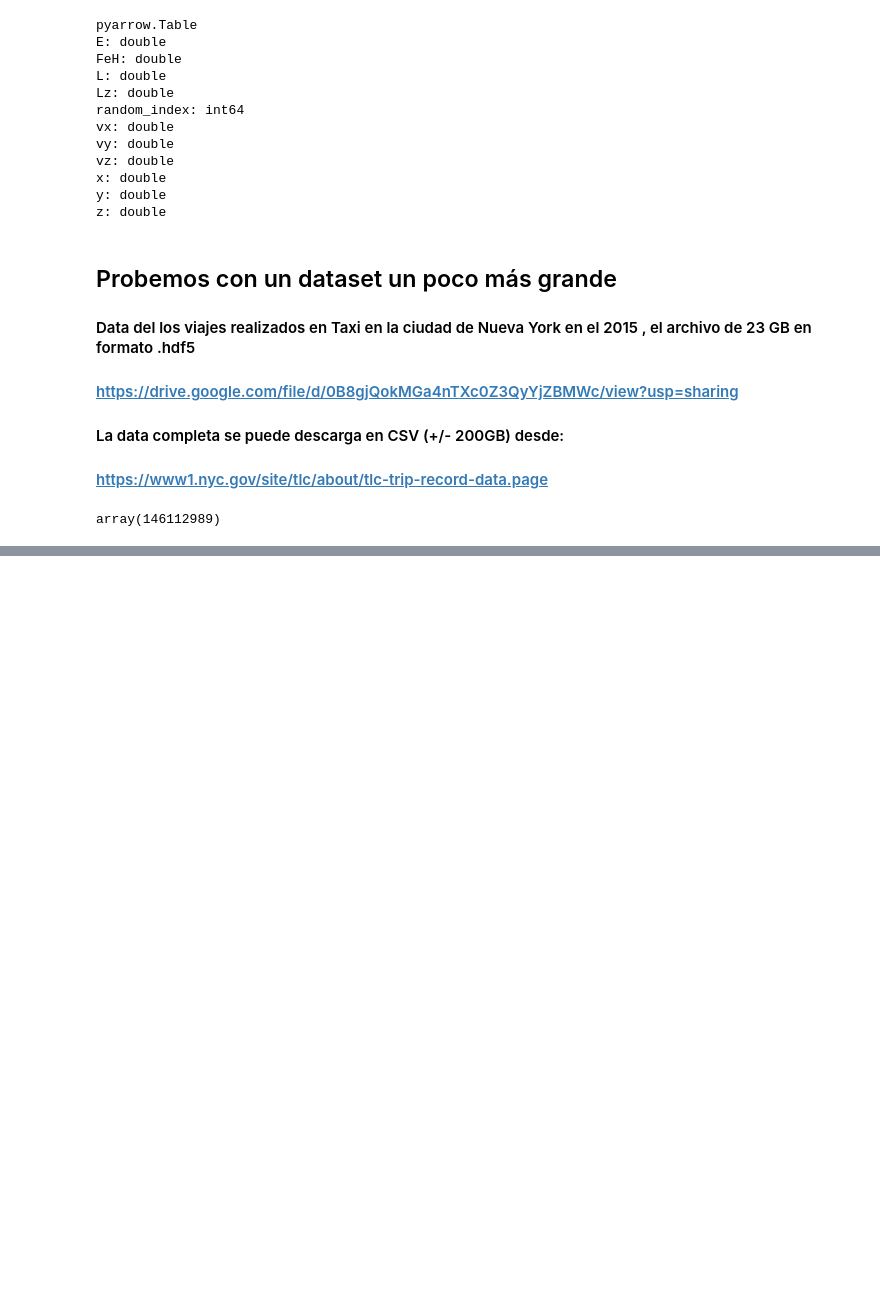
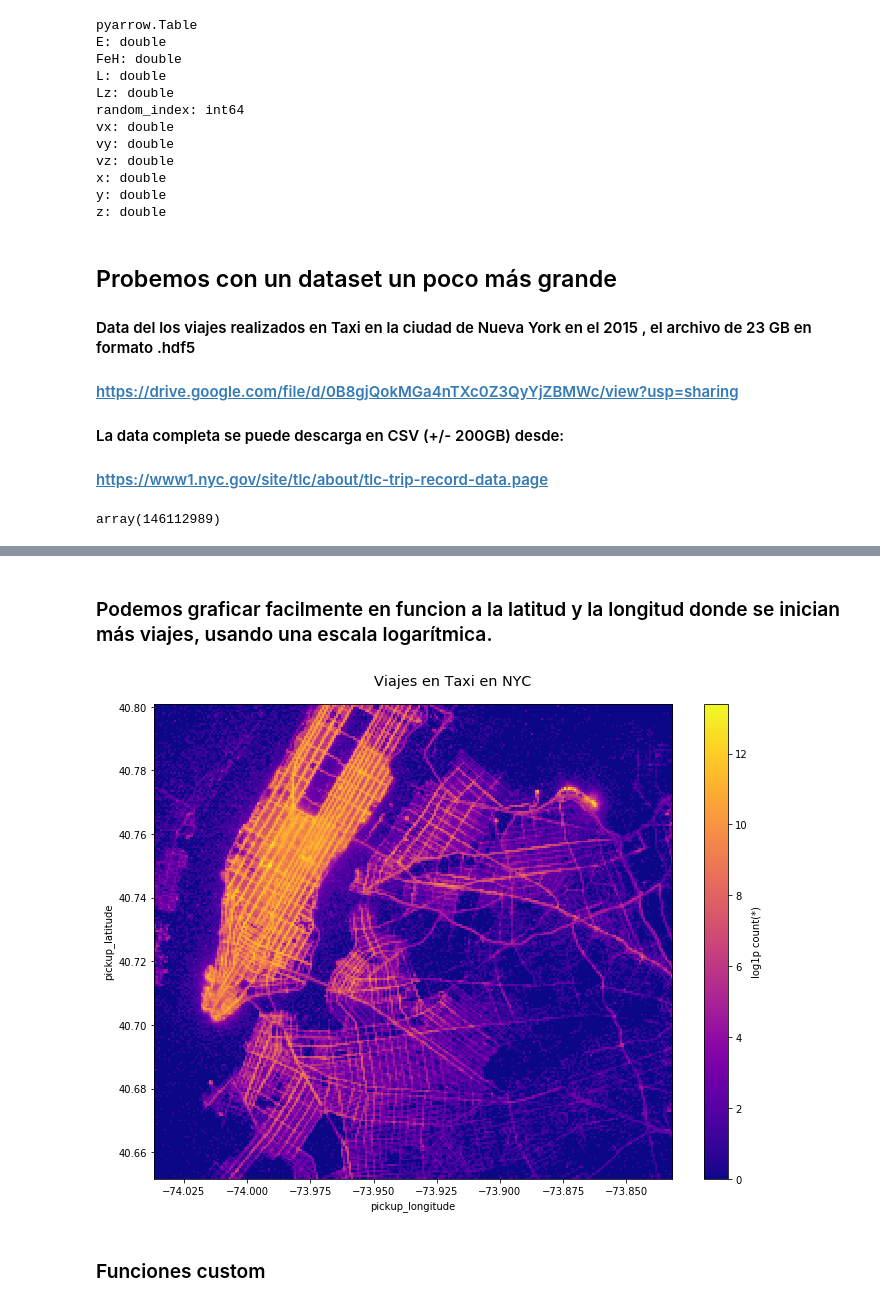
Before and after one commit to marcocarranza/pyconar19_vaex, a Jupyter notebook: intro_vaex.ipynb, the cells around one changed output, grey strips where cells are left out. Saved outputs shown, nothing was run; the diff lists cells and outputs as text; code cells hidden in the pictures; blank space fills up the shorter version.

```diff
--- a/intro_vaex.ipynb
+++ b/intro_vaex.ipynb
@@ -96,0 +182,13 @@ array(146112989)
+# %% [markdown]
+### Podemos graficar facilmente en funcion a la latitud y la longitud donde se inician más viajes, usando una escala logarítmica.
+# %%
+df.plot(df.col.pickup_longitude,
+        df.col.pickup_latitude,
+        f="log1p",
+        show=True,
+        limits="96%",
+        colormap='plasma',title="Viajes en Taxi en NYC", figsize=(10,8));
+# %% [output]
+[figure, added]
+# %% [markdown]
+### Funciones custom
```
Also changed, not shown: parts of 21 cells of this notebook, 1 other file.
